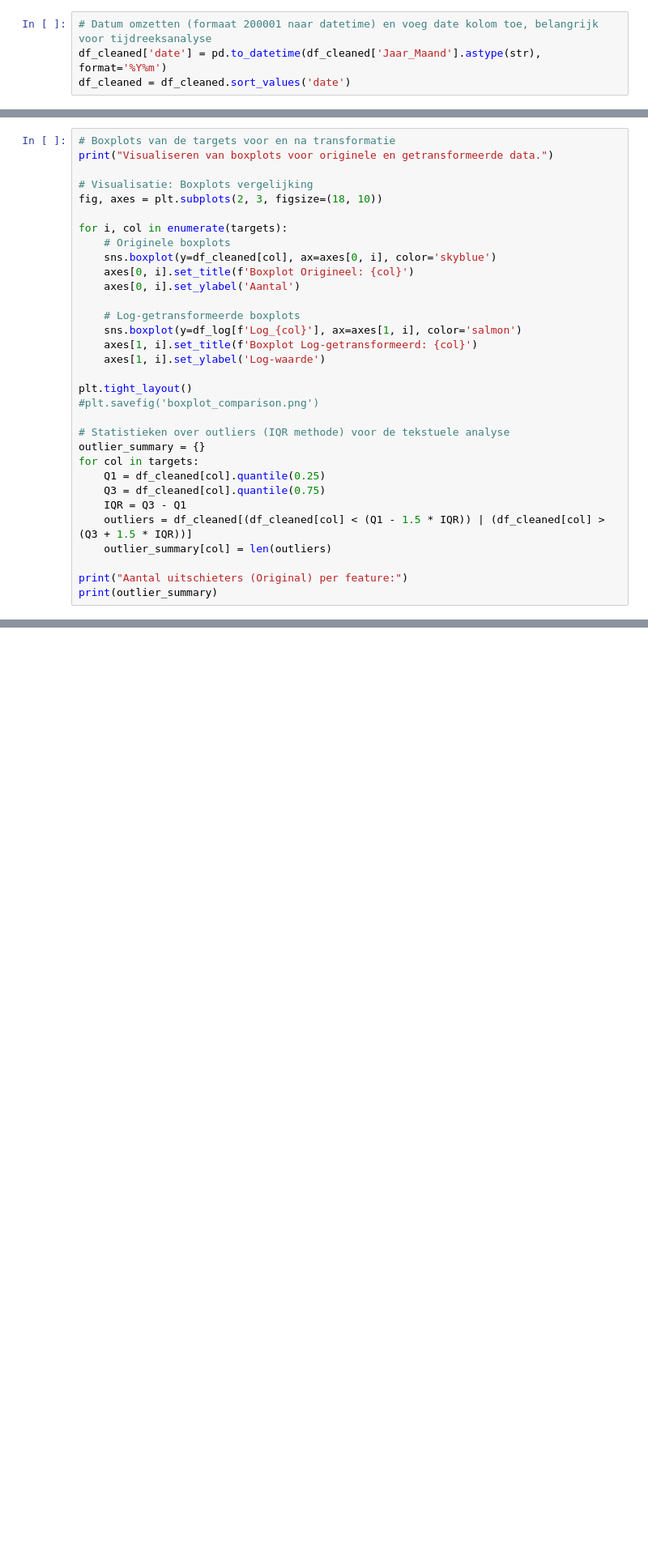
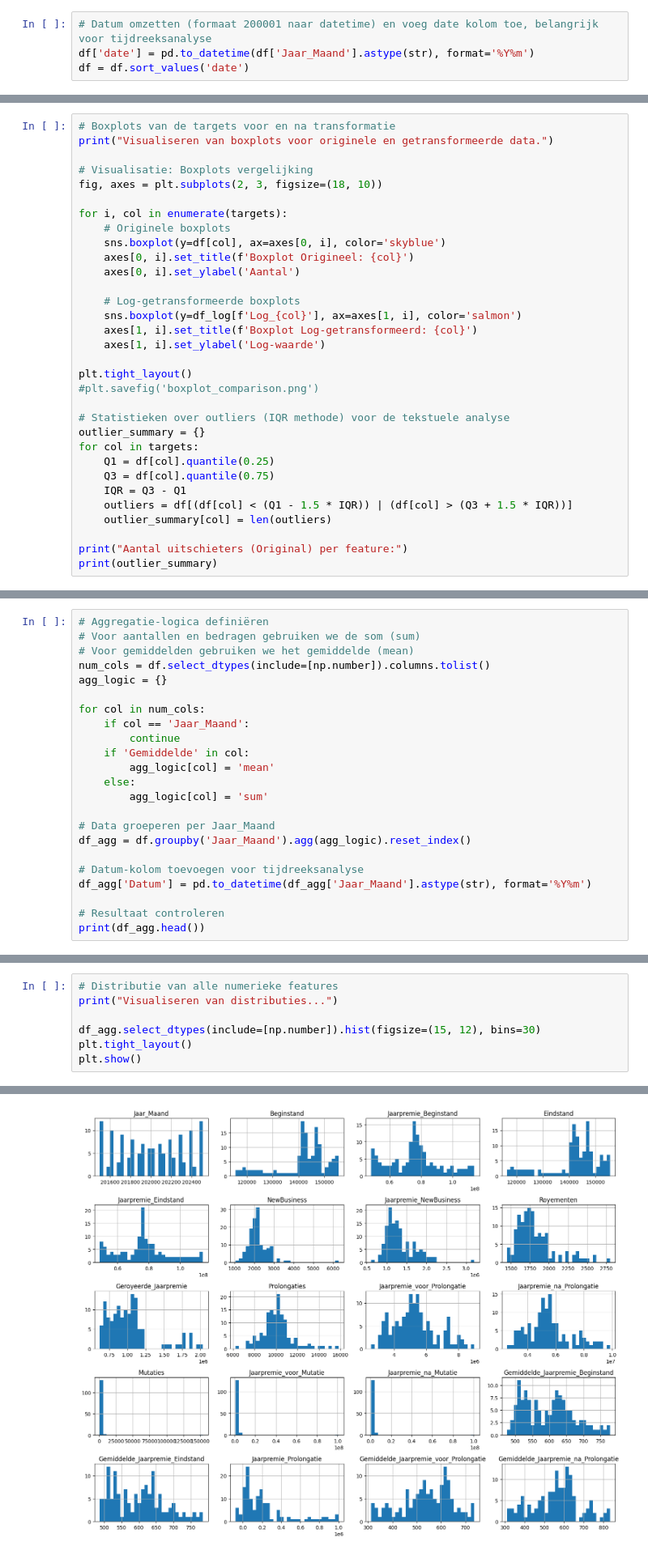
Before and after one commit to wmvanhuis/MADS-ML-Graduation_Project_Bovemij, a Jupyter notebook: notebooks/timeseries/eda timeseries 2015-2025.ipynb, the cells around one changed output, grey strips where cells are left out. Shown at 81% size. Drawn from its saved outputs; the diff is of its cells as text; blank space fills up the shorter version.

```diff
--- a/notebooks/timeseries/eda timeseries 2015-2025.ipynb
+++ b/notebooks/timeseries/eda timeseries 2015-2025.ipynb
@@ -173,6 +90,6 @@ De data is nu representatiever voor de actieve bedrijfsvoering. De verhoudingen
 # %%
 # Datum omzetten (formaat 200001 naar datetime) en voeg date kolom toe, belangrijk voor tijdreeksanalyse
-df_cleaned['date'] = pd.to_datetime(df_cleaned['Jaar_Maand'].astype(str), format='%Y%m')
-df_cleaned = df_cleaned.sort_values('date')
+df['date'] = pd.to_datetime(df['Jaar_Maand'].astype(str), format='%Y%m')
+df = df.sort_values('date')
 # %%
 # Controleren of de datum correct is toegevoegd
@@ -278,7 +257,7 @@ fig, axes = plt.subplots(2, 3, figsize=(18, 10))
 
 for i, col in enumerate(targets):
     # Originele boxplots
-    sns.boxplot(y=df_cleaned[col], ax=axes[0, i], color='skyblue')
+    sns.boxplot(y=df[col], ax=axes[0, i], color='skyblue')
     axes[0, i].set_title(f'Boxplot Origineel: {col}')
     axes[0, i].set_ylabel('Aantal')
 
@@ -293,10 +272,10 @@ plt.tight_layout()
 # Statistieken over outliers (IQR methode) voor de tekstuele analyse
 outlier_summary = {}
 for col in targets:
-    Q1 = df_cleaned[col].quantile(0.25)
-    Q3 = df_cleaned[col].quantile(0.75)
+    Q1 = df[col].quantile(0.25)
+    Q3 = df[col].quantile(0.75)
     IQR = Q3 - Q1
-    outliers = df_cleaned[(df_cleaned[col] < (Q1 - 1.5 * IQR)) | (df_cleaned[col] > (Q3 + 1.5 * IQR))]
+    outliers = df[(df[col] < (Q1 - 1.5 * IQR)) | (df[col] > (Q3 + 1.5 * IQR))]
     outlier_summary[col] = len(outliers)
 
 print("Aantal uitschieters (Original) per feature:")
@@ -315,0 +310,23 @@ Conclusie: De boxplots bevestigen dat een transformatie noodzakelijk is. Zonder
+# %%
+# Aggregatie-logica definiëren
+# Voor aantallen en bedragen gebruiken we de som (sum)
+# Voor gemiddelden gebruiken we het gemiddelde (mean)
+num_cols = df.select_dtypes(include=[np.number]).columns.tolist()
+agg_logic = {}
+
+for col in num_cols:
+    if col == 'Jaar_Maand':
+        continue
+    if 'Gemiddelde' in col:
+        agg_logic[col] = 'mean'
+    else:
+        agg_logic[col] = 'sum'
+
+# Data groeperen per Jaar_Maand
+df_agg = df.groupby('Jaar_Maand').agg(agg_logic).reset_index()
+
+# Datum-kolom toevoegen voor tijdreeksanalyse
+df_agg['Datum'] = pd.to_datetime(df_agg['Jaar_Maand'].astype(str), format='%Y%m')
+
+# Resultaat controleren
+print(df_agg.head())
@@ -315,0 +351,8 @@ Conclusie: De boxplots bevestigen dat een transformatie noodzakelijk is. Zonder
+# %%
+# Distributie van alle numerieke features
+print("Visualiseren van distributies...")
+
+df_agg.select_dtypes(include=[np.number]).hist(figsize=(15, 12), bins=30)
+plt.tight_layout()
+plt.show()
+# %% [output]
@@ -315,0 +360 @@ Conclusie: De boxplots bevestigen dat een transformatie noodzakelijk is. Zonder
+[figure, added]
```
Also changed, not shown: parts of 22 cells of this notebook.
